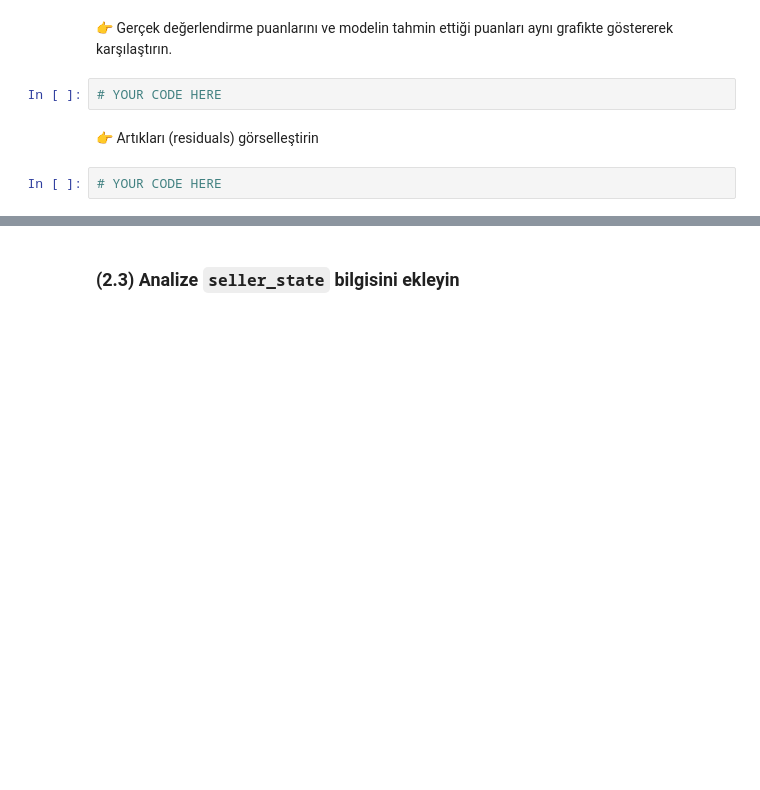
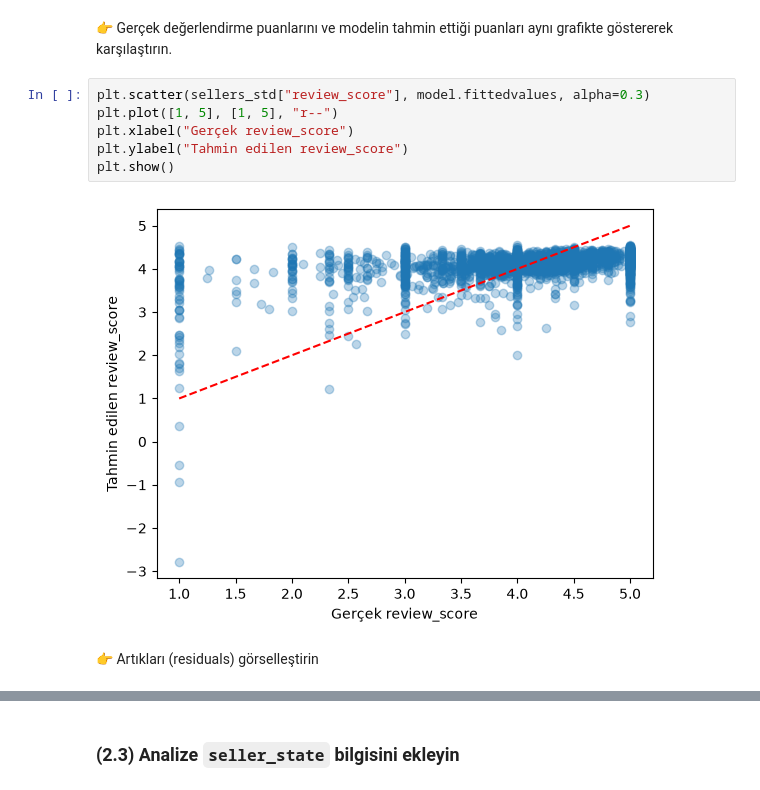
Before and after one commit to serenkayranerbas/data-sellers, a Jupyter notebook: sellers.ipynb, the cells around one changed output, grey strips where cells are left out. Cells and saved outputs as stored; diff of their text form; blank space fills up the shorter version.

```diff
--- a/sellers.ipynb
+++ b/sellers.ipynb
@@ -255,8 +282,12 @@ model = smf.ols(formula=f"review_score ~ {'+ '.join(features)}", data=sellers_st
 # %% [markdown]
 👉 Gerçek değerlendirme puanlarını ve modelin tahmin ettiği puanları aynı grafikte göstererek karşılaştırın.
-# %%
-# YOUR CODE HERE
+# %%
+plt.scatter(sellers_std["review_score"], model.fittedvalues, alpha=0.3)
+plt.plot([1, 5], [1, 5], "r--")
+plt.xlabel("Gerçek review_score")
+plt.ylabel("Tahmin edilen review_score")
+plt.show()
+# %% [output]
+[figure, added]
 # %% [markdown]
 👉 Artıkları (residuals) görselleştirin
-# %%
-# YOUR CODE HERE
```
Also changed, not shown: parts of 22 cells of this notebook.
